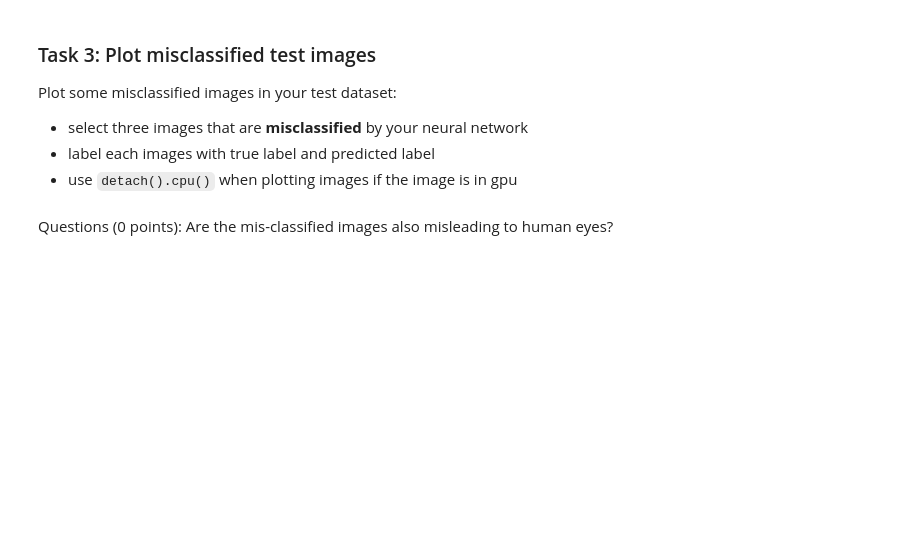
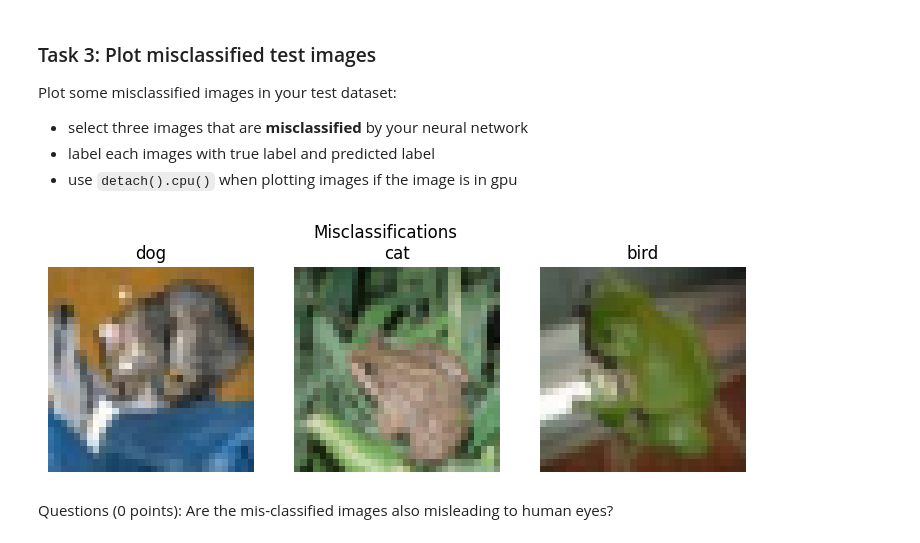
Before and after one commit to g-hurst/ECE570-AI, a Jupyter notebook: Assignment_03/Assignment_03_Exercise.ipynb, the cells around one changed output. Saved outputs shown, nothing was run; the diff lists cells and outputs as text; code cells hidden in the pictures; blank space fills up the shorter version.

```diff
--- a/Assignment_03/Assignment_03_Exercise.ipynb
+++ b/Assignment_03/Assignment_03_Exercise.ipynb
@@ -180,10 +267,15 @@ criterion = nn.CrossEntropyLoss()
 start = time.time()
 max_epoch = 3
 # ----------- <Your code> ---------------
+learning_rate = 0.001
+num_epochs    = max_epoch
 
+model_fc = OurFC().to(device)
+optimizer_fc = optim.Adam(model_fc.parameters(), lr=learning_rate)
 
-
-
+for epoch in range(1, num_epochs + 1):
+    train_loss = train(model_fc, criterion, optimizer_fc, train_loader , epoch)
+    test_stat  = test(model_fc,  criterion, test_loader, epoch)
 
 # ----------- <End Your code> ---------------
 end = time.time()
@@ -192,9 +302,15 @@ print(f'Finished Training after {end-start} s ')
 # Let's then train the OurCNN model.
 start = time.time()
 # ----------- <Your code> ---------------
+learning_rate = 0.001
+num_epochs    = 3
 
+model_cnn = OurCNN().to(device)
+optimizer_cnn = optim.Adam(model_cnn.parameters(), lr=learning_rate)
 
-
+for epoch in range(1, num_epochs + 1):
+    train_loss = train(model_cnn, criterion, optimizer_cnn, train_loader , epoch)
+    test_stat  = test(model_cnn,  criterion, test_loader, epoch)
 
 # ----------- <End Your code> ---------------
 end = time.time()
@@ -271,9 +422,15 @@ start = time.time()
 max_epoch = 4
 # ----------- <Your code> ---------------
 # Define net
+learning_rate = 0.001
+num_epochs    = max_epoch
 
+net = CIFAR10_CNN().to(device)
+optimizer_cnn = optim.Adam(net.parameters(), lr=learning_rate)
 
-
+for epoch in range(1, num_epochs + 1):
+    train_loss = train(net, criterion, optimizer_cnn, train_loader , epoch)
+    test_stat  = test(net,  criterion, test_loader, epoch)
 
 # ----------- <End Your code> ---------------
 output = test(net, criterion, test_loader, epoch)
@@ -301,3 +464,25 @@ targets = torch.tensor(testset.targets)
+# %%
+total_images = 3
+predictions = output['prediction']
+targets = torch.tensor(testset.targets)
+# ----------- <Your code> ---------------
+fig, ax = plt.subplots(1,total_images,figsize = (3*total_images,3))
+plotted = 0
+for (img, label), pred in zip(testset, predictions):
+    if plotted == total_images:
+        break
+    elif label != pred:
+        image = img.permute(1,2,0)
+        image = image/2 + 0.5
+        ax[plotted].imshow(image)
+        ax[plotted].set_axis_off()
+        ax[plotted].set_title(f'{classes[pred]}')
+        plotted += 1
+fig.suptitle('Misclassifications')
+fig.show()
+# ----------- <End Your code> ---------------
+# %% [output]
+[figure, added]
 # %% [markdown]
 Questions (0 points): Are the mis-classified images also misleading to human eyes?
 # %% [markdown]
```
Also changed, not shown: parts of 23 cells of this notebook, 3 other files.
